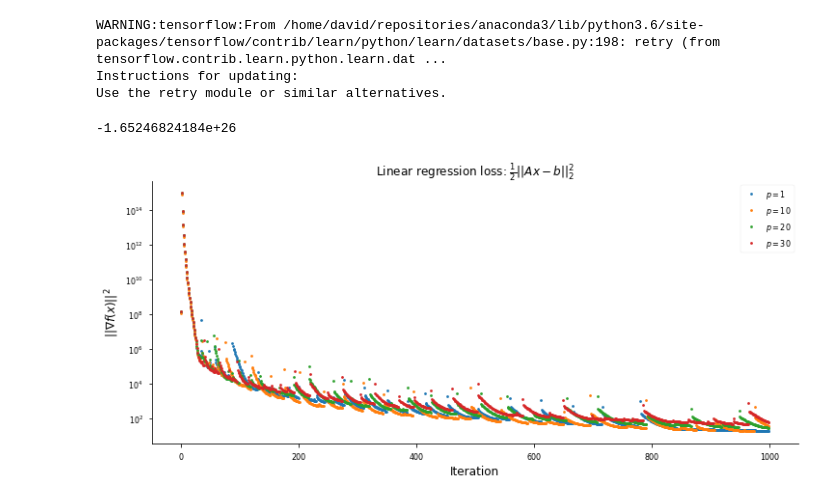
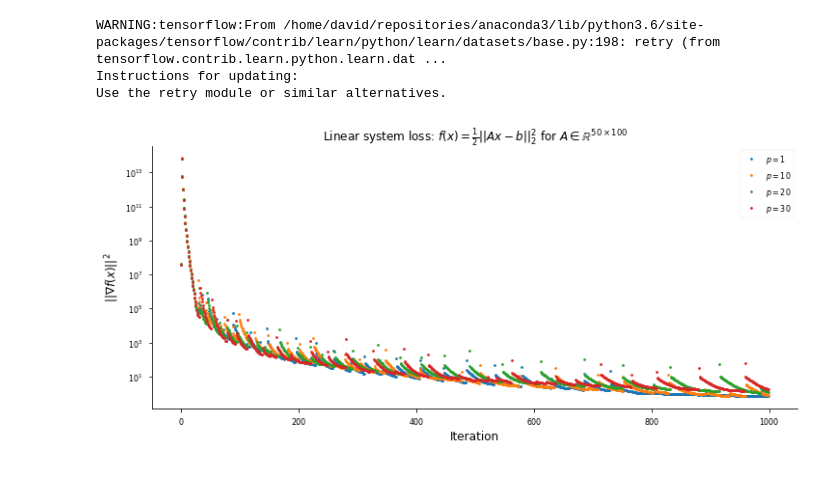
Before and after one commit to DavidNKraemer/cse592-project, a Jupyter notebook: optimizer/Paper plots.ipynb, the cells around one changed output. Cells and saved outputs as stored; diff of their text form; code cells hidden in the pictures.

Commit message:
Plotting rewrites and inclusion in paper
I rewrote some of the nonconvex function plot script so that it would fit better in the paper. I also added the two plots I have right now to the paper.

```diff
--- a/optimizer/Paper plots.ipynb
+++ b/optimizer/Paper plots.ipynb
@@ -27,29 +27,30 @@ def squared_residual_func(A, b, order=0):
             return (val, grad)
     return func
 # %%
+m = 50
 n = 100
 
-A = np.random.rand(n,n)
-b = np.random.rand(n)
+A = np.random.rand(m,n)
+b = np.random.rand(m)
 
-f = squared_residual_func(A, b, order=1)
+f_train = squared_residual_func(A, b, order=1)
 
 fig, ax = plt.subplots(1,1, figsize=(12,5));
 fs = 12
 for mem_size in [1, 10, 20, 30]:
     init = np.random.rand(n)
-    optimizer = SdLBFGS(f, init, mem_size=2)
+    optimizer = SdLBFGS(f_train, init, mem_size=2)
     linear_result = optimizer.run();
+    linear_x = np.array(linear_result['iteration_vals'])
     linear_y = np.array(linear_result['iteration_grad_errs'])
     ax.plot(linear_y, '.', label=f'$p = {mem_size}$')
 ax.set_xlabel('Iteration', fontsize=fs)
 ax.set_ylabel('$||\\nabla f(x) ||^2$', fontsize=fs)
-ax.set_title('Linear system loss: $f(x) = \\frac{1}{2} \||Ax-b\||_2^2$', fontsize=fs)
+ax.set_title('Linear system loss: $f(x) = \\frac{1}{2} \||Ax-b\||_2^2$ for $A \in \mathbb{R}^{' + f'{m} \\times {n}' + '}$', fontsize=fs)
 ax.semilogy()
 ax.legend()
 sns.despine()
 
 fig.savefig('../plots/linear_system_loss.eps', bbox_inches='tight')
 # %% [output]
--1.65246824184e+26
-[figure, old version]
+[figure, new version]
```
Also changed, not shown: 14 other files.
